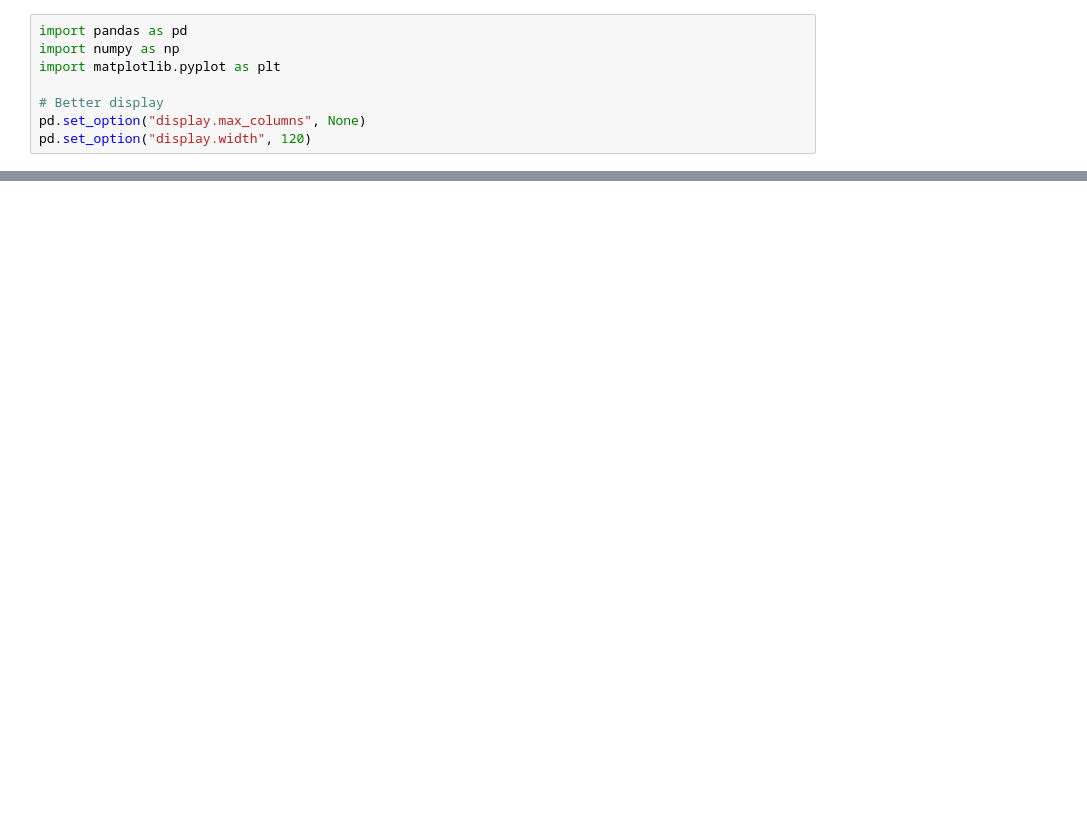
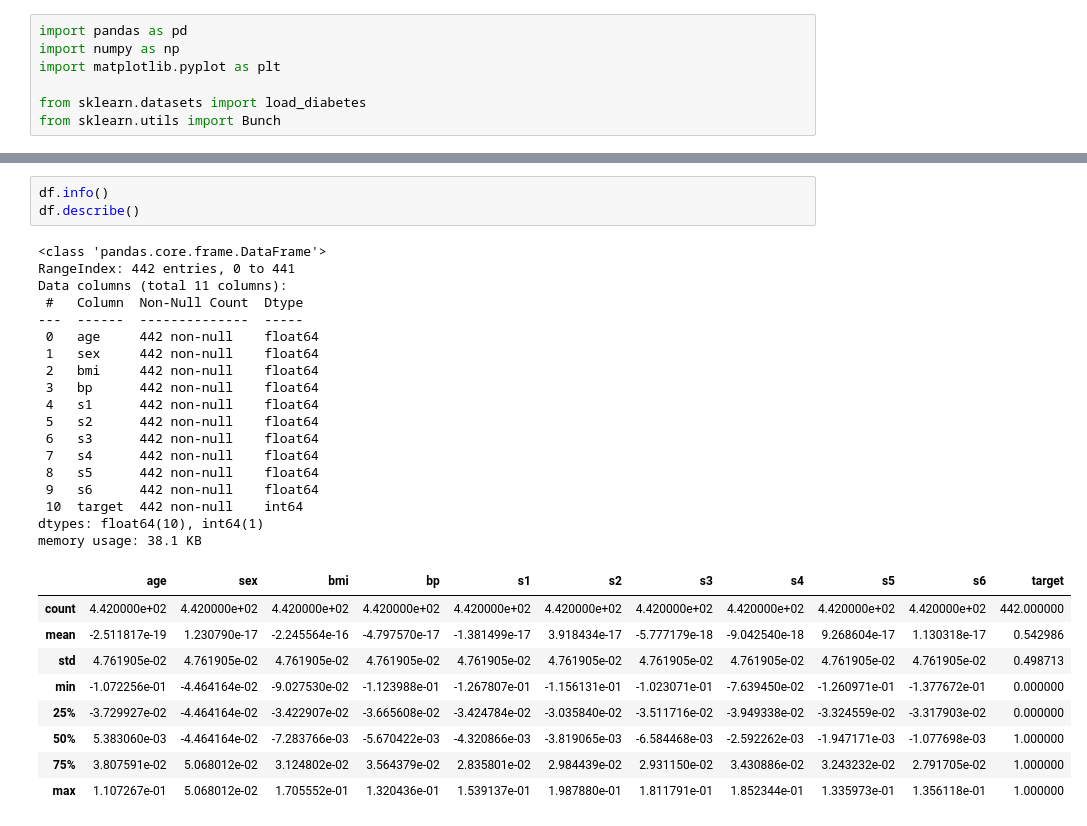
Before and after one commit to Rebiya/-Diabetes-Decision-Tree-Classifier, a Jupyter notebook: notebooks/01_data_exploration.ipynb, the cells around one changed output, grey strips where cells are left out. Saved outputs shown, nothing was run; the diff lists cells and outputs as text; blank space fills up the shorter version.

```diff
--- a/notebooks/01_data_exploration.ipynb
+++ b/notebooks/01_data_exploration.ipynb
@@ -42,6 +3,5 @@ import pandas as pd
 import numpy as np
 import matplotlib.pyplot as plt
 
-# Better display
-pd.set_option("display.max_columns", None)
-pd.set_option("display.width", 120)
+from sklearn.datasets import load_diabetes
+from sklearn.utils import Bunch
@@ -122 +37,32 @@ dtype: int64
+# %%
+df.info()
+df.describe()
+# %% [output]
+<class 'pandas.core.frame.DataFrame'>
+RangeIndex: 442 entries, 0 to 441
+Data columns (total 11 columns):
+ #   Column  Non-Null Count  Dtype
+---  ------  --------------  -----
+ 0   age     442 non-null    float64
+ 1   sex     442 non-null    float64
+ 2   bmi     442 non-null    float64
+ 3   bp      442 non-null    float64
+ 4   s1      442 non-null    float64
+ 5   s2      442 non-null    float64
+ 6   s3      442 non-null    float64
+ 7   s4      442 non-null    float64
+ 8   s5      442 non-null    float64
+ 9   s6      442 non-null    float64
+ 10  target  442 non-null    int64
+dtypes: float64(10), int64(1)
+memory usage: 38.1 KB
+|  | age | sex | bmi | bp | s1 | s2 | s3 | s4 | s5 | s6 | target |
+| count | 4.420000e+02 | 4.420000e+02 | 4.420000e+02 | 4.420000e+02 | 4.420000e+02 | 4.420000e+02 | 4.420000e+02 | 4.420000e+02 | 4.420000e+02 | 4.420000e+02 | 442.000000 |
+| mean | -2.511817e-19 | 1.230790e-17 | -2.245564e-16 | -4.797570e-17 | -1.381499e-17 | 3.918434e-17 | -5.777179e-18 | -9.042540e-18 | 9.268604e-17 | 1.130318e-17 | 0.542986 |
+| std | 4.761905e-02 | 4.761905e-02 | 4.761905e-02 | 4.761905e-02 | 4.761905e-02 | 4.761905e-02 | 4.761905e-02 | 4.761905e-02 | 4.761905e-02 | 4.761905e-02 | 0.498713 |
+| min | -1.072256e-01 | -4.464164e-02 | -9.027530e-02 | -1.123988e-01 | -1.267807e-01 | -1.156131e-01 | -1.023071e-01 | -7.639450e-02 | -1.260971e-01 | -1.377672e-01 | 0.000000 |
+| 25% | -3.729927e-02 | -4.464164e-02 | -3.422907e-02 | -3.665608e-02 | -3.424784e-02 | -3.035840e-02 | -3.511716e-02 | -3.949338e-02 | -3.324559e-02 | -3.317903e-02 | 0.000000 |
+| 50% | 5.383060e-03 | -4.464164e-02 | -7.283766e-03 | -5.670422e-03 | -4.320866e-03 | -3.819065e-03 | -6.584468e-03 | -2.592262e-03 | -1.947171e-03 | -1.077698e-03 | 1.000000 |
+| 75% | 3.807591e-02 | 5.068012e-02 | 3.124802e-02 | 3.564379e-02 | 2.835801e-02 | 2.984439e-02 | 2.931150e-02 | 3.430886e-02 | 3.243232e-02 | 2.791705e-02 | 1.000000 |
+| max | 1.107267e-01 | 5.068012e-02 | 1.705552e-01 | 1.320436e-01 | 1.539137e-01 | 1.987880e-01 | 1.811791e-01 | 1.852344e-01 | 1.335973e-01 | 1.356118e-01 | 1.000000 |
 # %%
```
Also changed, not shown: parts of 16 cells of this notebook, 14 other files.
